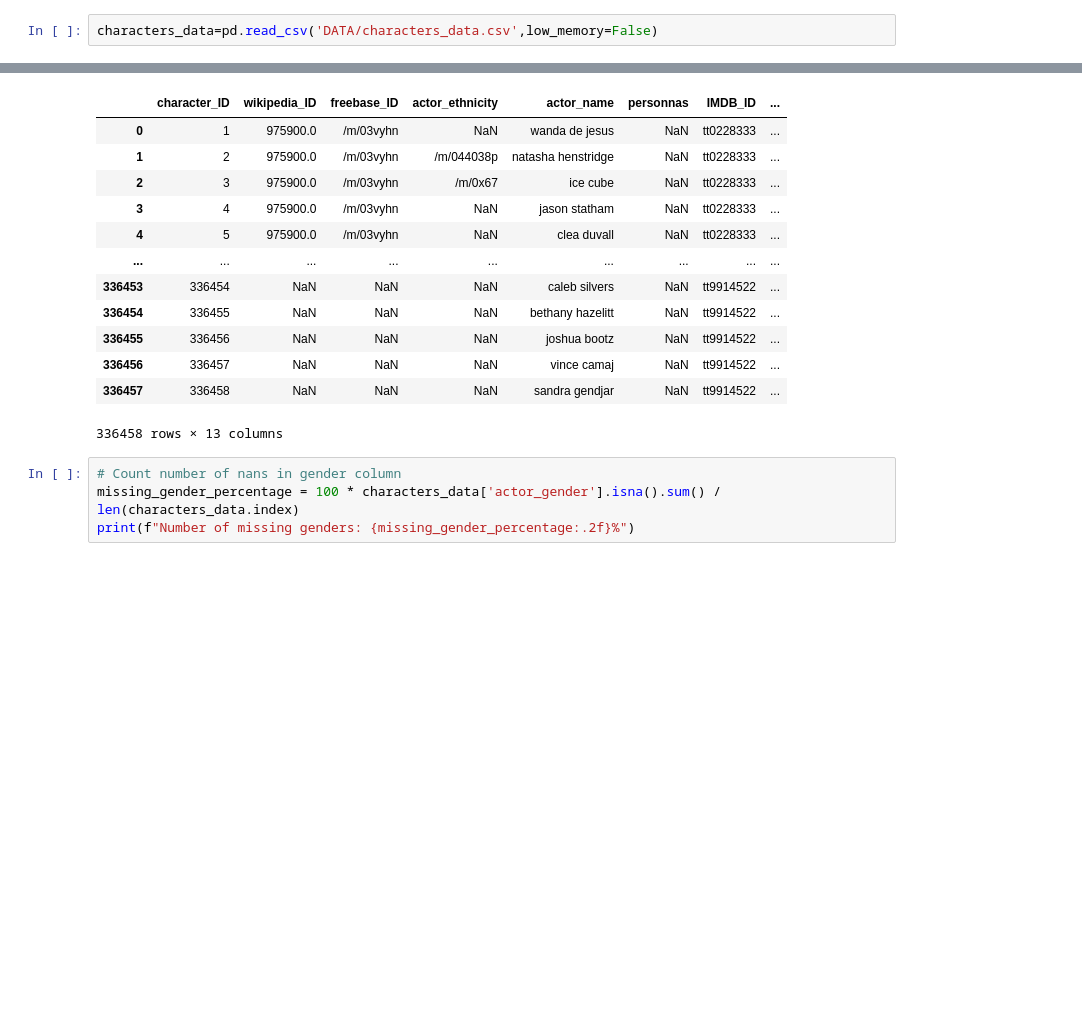
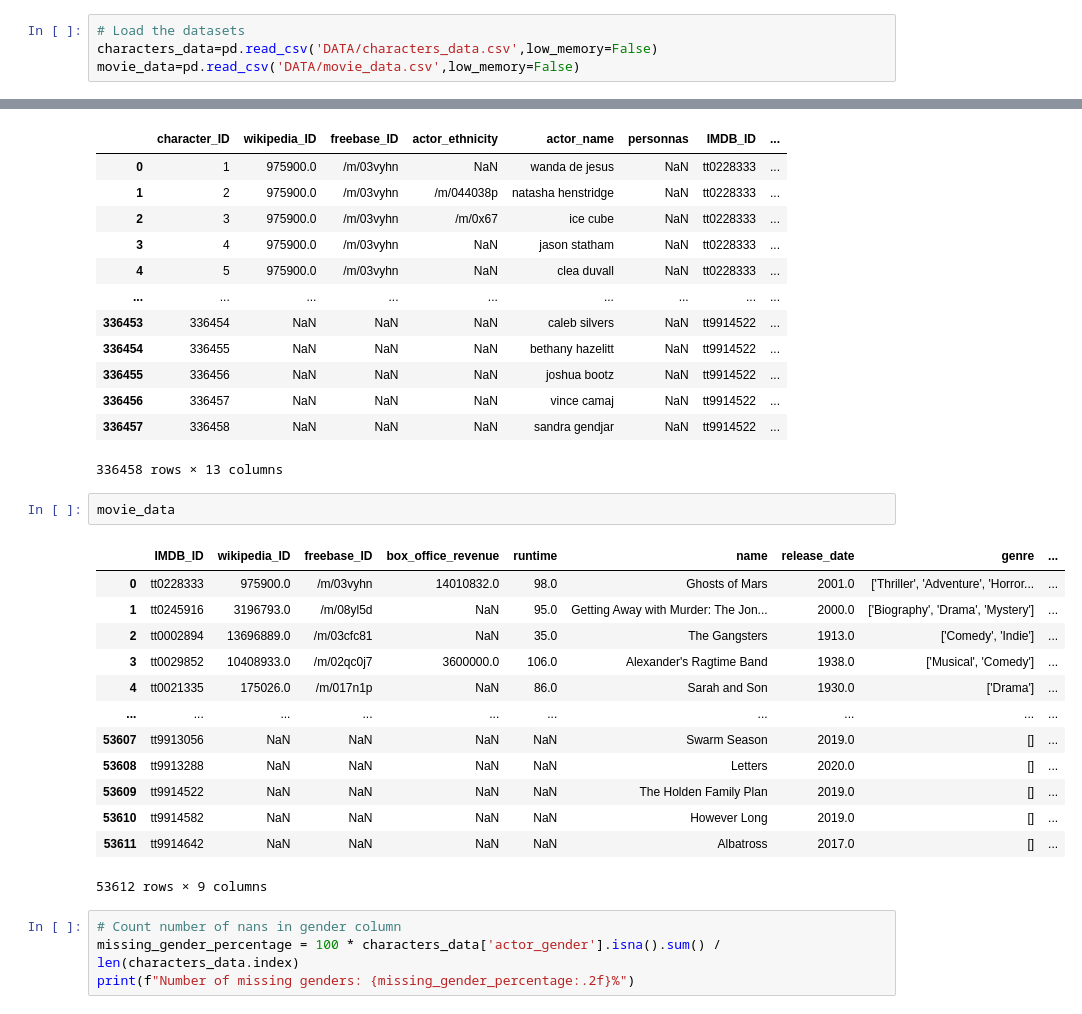
Before and after one commit to epfl-ada/ada-2023-project-badabob, a Jupyter notebook: word_analysis.ipynb, the cells around one changed output, grey strips where cells are left out. Cells and saved outputs as stored; diff of their text form; blank space fills up the shorter version.

```diff
--- a/word_analysis.ipynb
+++ b/word_analysis.ipynb
@@ -222,7 +230,9 @@ merged_df = pd.read_pickle('pickles/words.pickle')
 # %% [markdown]
 ## Assigning genders to characters
 # %%
+# Load the datasets
 characters_data=pd.read_csv('DATA/characters_data.csv',low_memory=False)
+movie_data=pd.read_csv('DATA/movie_data.csv',low_memory=False)
 # %%
 characters_data
 # %% [output]
@@ -239,6 +249,22 @@ characters_data
 | 336456 | 336457 | NaN | NaN | NaN | vince camaj | NaN | tt9914522 | ... |
 | 336457 | 336458 | NaN | NaN | NaN | sandra gendjar | NaN | tt9914522 | ... |
 336458 rows × 13 columns
+# %%
+movie_data
+# %% [output]
+|  | IMDB_ID | wikipedia_ID | freebase_ID | box_office_revenue | runtime | name | release_date | genre | ... |
+| 0 | tt0228333 | 975900.0 | /m/03vyhn | 14010832.0 | 98.0 | Ghosts of Mars | 2001.0 | ['Thriller', 'Adventure', 'Horror... | ... |
+| 1 | tt0245916 | 3196793.0 | /m/08yl5d | NaN | 95.0 | Getting Away with Murder: The Jon... | 2000.0 | ['Biography', 'Drama', 'Mystery'] | ... |
+| 2 | tt0002894 | 13696889.0 | /m/03cfc81 | NaN | 35.0 | The Gangsters | 1913.0 | ['Comedy', 'Indie'] | ... |
+| 3 | tt0029852 | 10408933.0 | /m/02qc0j7 | 3600000.0 | 106.0 | Alexander's Ragtime Band | 1938.0 | ['Musical', 'Comedy'] | ... |
+| 4 | tt0021335 | 175026.0 | /m/017n1p | NaN | 86.0 | Sarah and Son | 1930.0 | ['Drama'] | ... |
+| ... | ... | ... | ... | ... | ... | ... | ... | ... | ... |
+| 53607 | tt9913056 | NaN | NaN | NaN | NaN | Swarm Season | 2019.0 | [] | ... |
+| 53608 | tt9913288 | NaN | NaN | NaN | NaN | Letters | 2020.0 | [] | ... |
+| 53609 | tt9914522 | NaN | NaN | NaN | NaN | The Holden Family Plan | 2019.0 | [] | ... |
+| 53610 | tt9914582 | NaN | NaN | NaN | NaN | However Long | 2019.0 | [] | ... |
+| 53611 | tt9914642 | NaN | NaN | NaN | NaN | Albatross | 2017.0 | [] | ... |
+53612 rows × 9 columns
 # %%
 # Count number of nans in gender column
 missing_gender_percentage = 100 * characters_data['actor_gender'].isna().sum() / len(characters_data.index)
```
Also changed, not shown: parts of 30 cells of this notebook.
